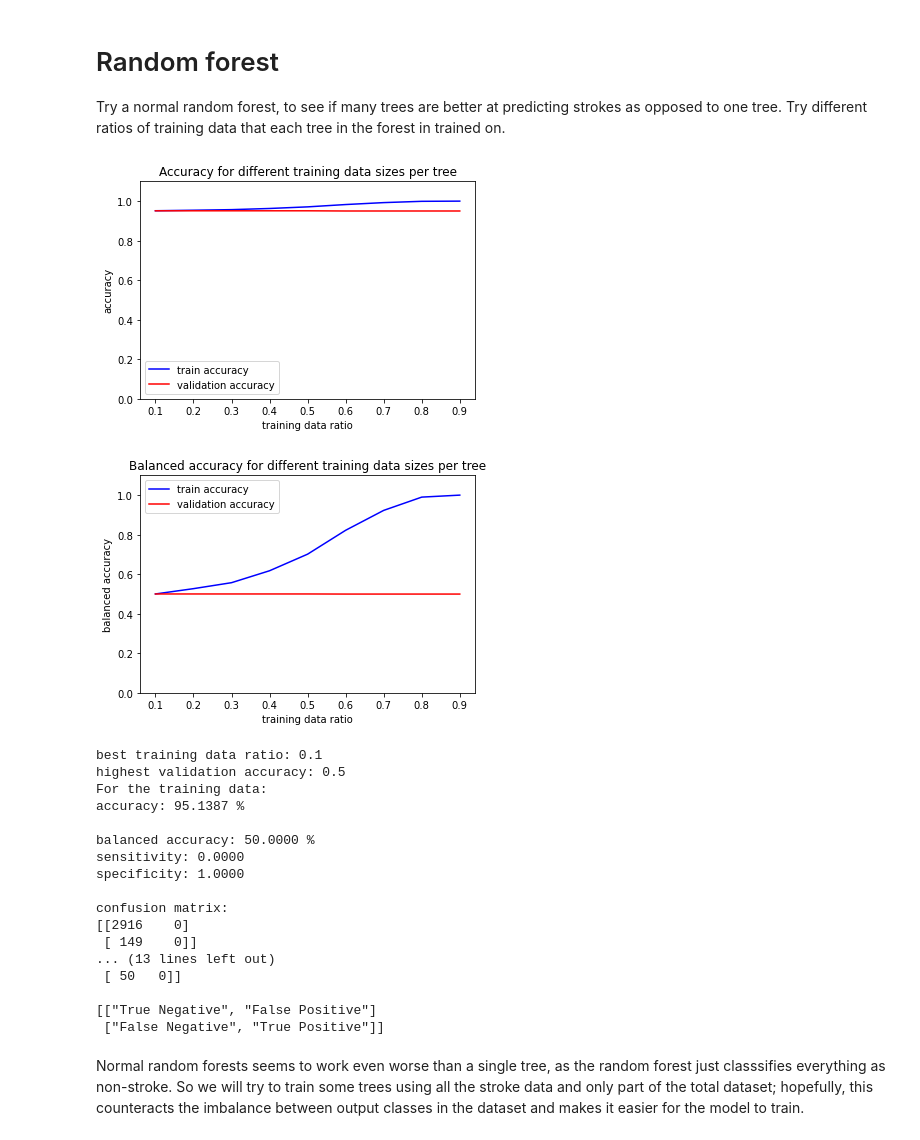
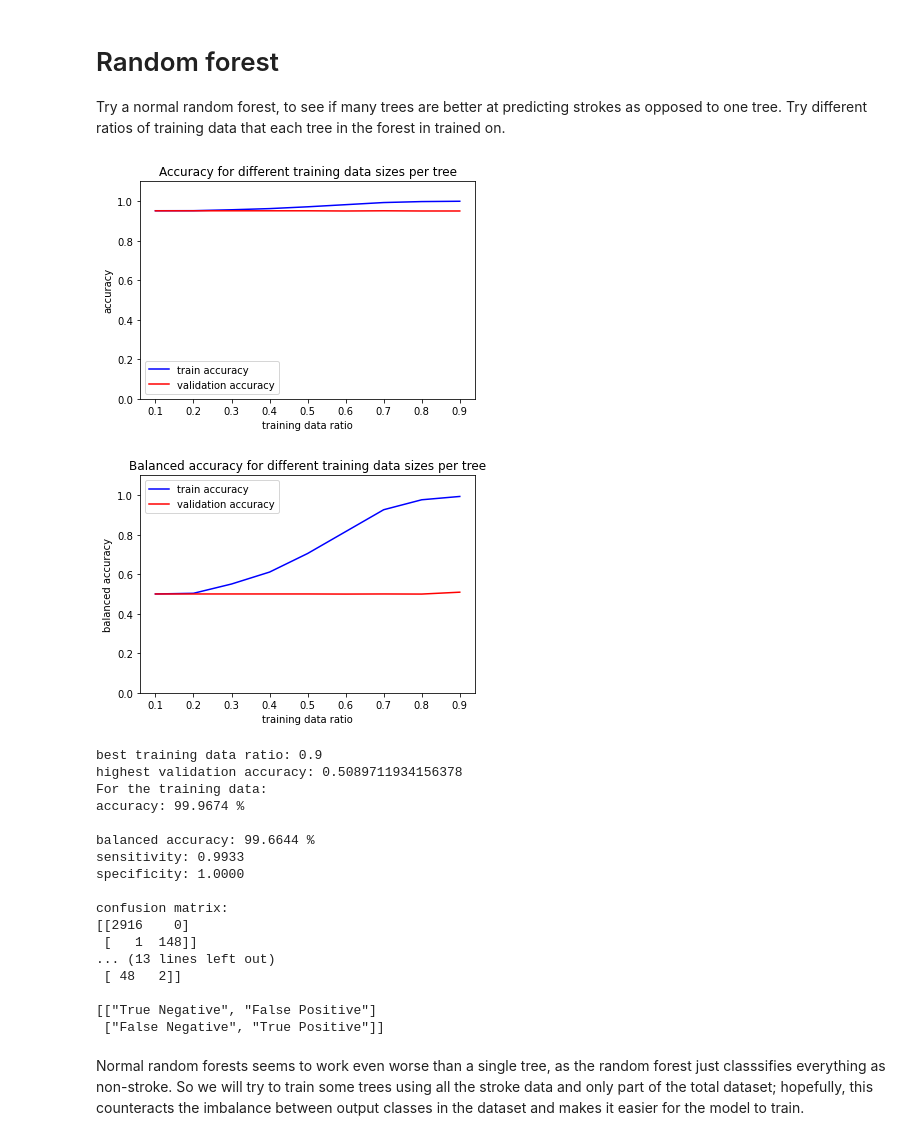
Before and after one commit to koenc100/Project-AI-minor, a Jupyter notebook: code/Decision Tree Random Forest.ipynb, the cells around one changed output. Cells and saved outputs as stored; diff of their text form; code cells hidden in the pictures.

Commit message:
changes random forest

```diff
--- a/code/Decision Tree Random Forest.ipynb
+++ b/code/Decision Tree Random Forest.ipynb
@@ -115,7 +115,7 @@ def try_upgrade(x_min, x_max, x_step, data, titles, x_label, model = DecisionTre
     Upgrade should be a parameter of the model given as a string, for example "min_samples_split" for the DecisionTree
     '''
 
-    # Uppack data
+    # Unpack data
     training_data, training_labels, vali_data, vali_labels = data
 
     # Create a range for different values for the model parameter
@@ -133,8 +133,12 @@ def try_upgrade(x_min, x_max, x_step, data, titles, x_label, model = DecisionTre
         # Make a dictionary out of the parameter we upgrade and the value we use in this split
         dictionary = {upgrade: value}
 
+        if upgrade == 'class_weight':
+
+            dictionary = {upgrade: {0:1, 1:value}}
+
         # Unpack the values for the model parameter from the dictionary and set these as model parameters for out model
-        tree = model(**dictionary)
+        tree = model(**dictionary, random_state = 12)
 
         # Use the train_and_predict function to fit data to the model and predict the labels using the model
         training_predict, vali_predict = train_and_predict(tree, training_data, training_labels, vali_data)
@@ -381,41 +385,41 @@ Try a normal random forest, to see if many trees are better at predicting stroke
 # %%
 from sklearn.ensemble import RandomForestClassifier
 
 titles = ['Accuracy for different training data sizes per tree', 'Balanced accuracy for different training data sizes per tree' ]
 
 # Get accuracies for the various amount of the data we train the model on
 ratio, validation_acc = try_upgrade(0.1, 1, 0.1, data_model, titles, 'training data ratio', model = RandomForestClassifier,
                                     upgrade = 'max_samples')
 
 print(f'best training data ratio: {ratio}')
 print(f'highest validation accuracy: {validation_acc}')
 
 # Get the accuracies on the testing data using the optimal ratio:
-model = RandomForestClassifier(max_samples = ratio)
+model = RandomForestClassifier(max_samples = ratio, class_weight = {0:1, 1:8}, max_features = None)
 train_prediction, test_prediction = train_and_predict(model, train_data, train_labels, test_data)
 # Print the accuracies
 print("For the training data:")
 train_acc, train_balacc = get_metrics(train_labels, train_prediction, verbose = True)
 
 print("For the testing data")
 test_acc, testbalacc = get_metrics(test_labels, test_prediction, verbose = True)
 # %% [output]
-[figure, old version]
+[figure, new version]
-[figure, old version]
+[figure, new version]
-best training data ratio: 0.1
-highest validation accuracy: 0.5
+best training data ratio: 0.9
+highest validation accuracy: 0.5089711934156378
 For the training data:
-accuracy: 95.1387 %
+accuracy: 99.9674 %
 
-balanced accuracy: 50.0000 %
-sensitivity: 0.0000
+balanced accuracy: 99.6644 %
+sensitivity: 0.9933
 specificity: 1.0000
 
 confusion matrix:
 [[2916    0]
- [ 149    0]]
+ [   1  148]]
 ... (13 lines left out)
- [ 50   0]]
+ [ 48   2]]
 
 [["True Negative", "False Positive"]
  ["False Negative", "True Positive"]]
```
Also changed, not shown: parts of 9 cells of this notebook.
